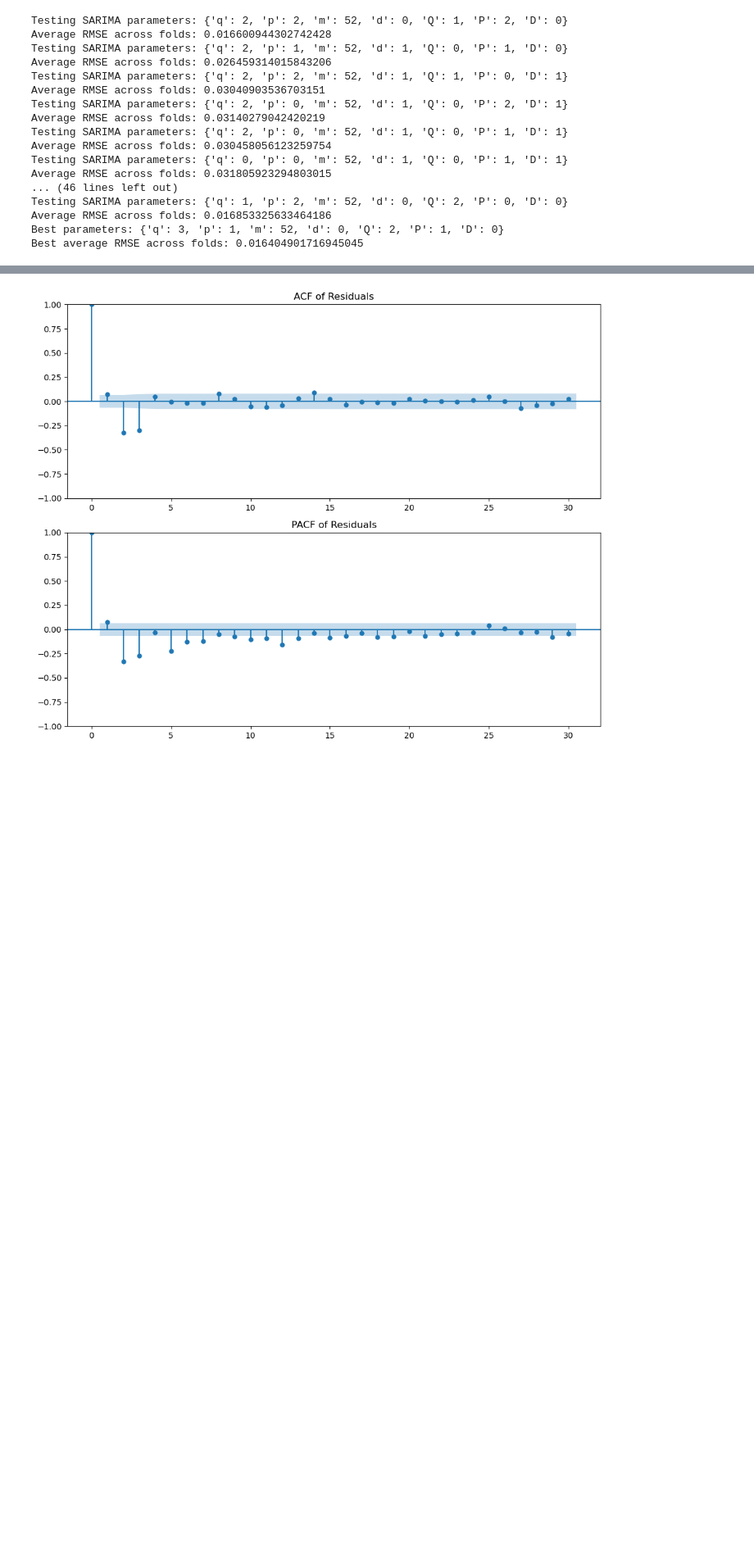
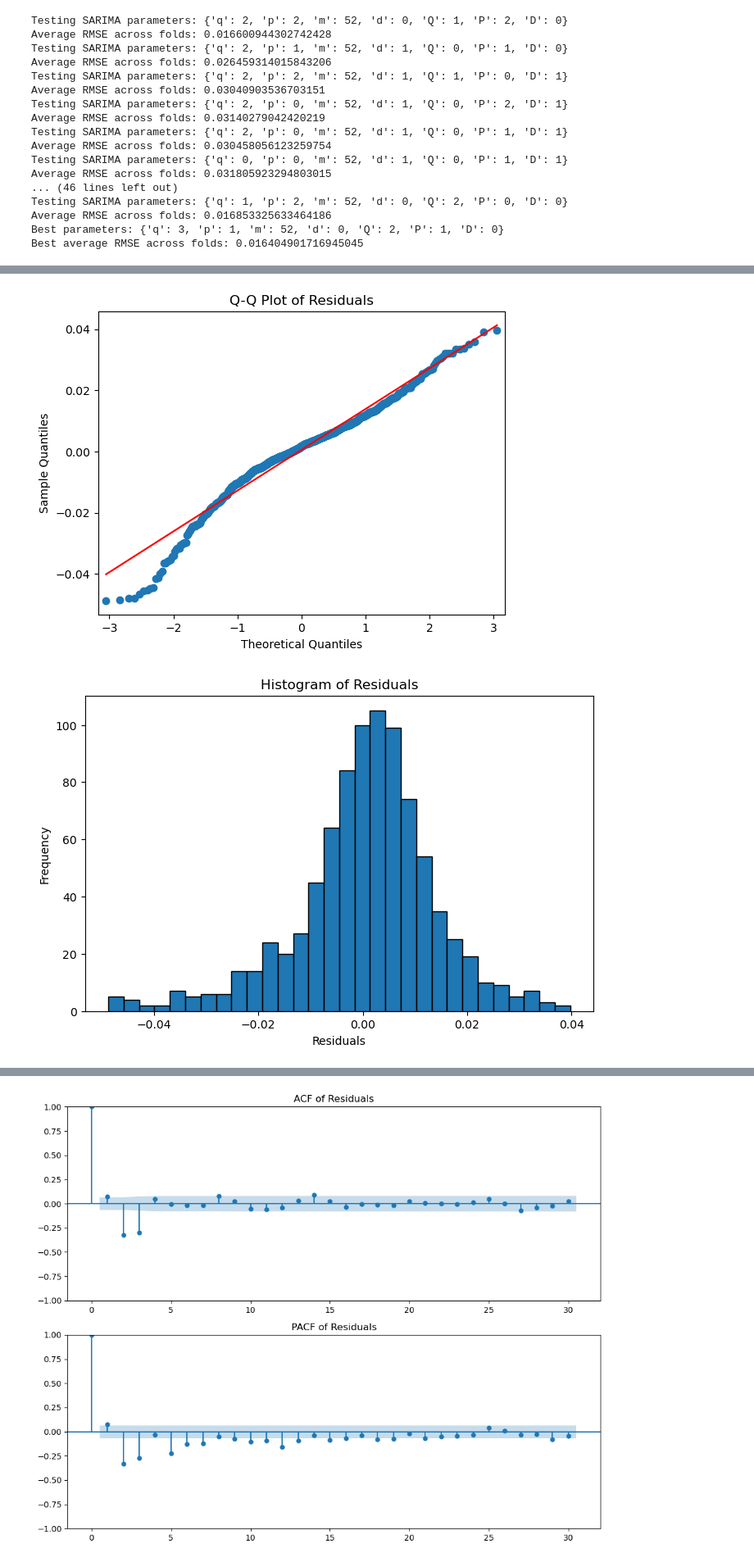
Before and after one commit to nozomu2020264/Capstone-Project---2020264-, a Jupyter notebook: SARIMAX - Exogenous Variables.ipynb, the cells around one changed output, grey strips where cells are left out. Shown at 82% size. Drawn from its saved outputs; the diff is of its cells as text; code cells hidden in the pictures; blank space fills up the shorter version.

```diff
--- a/SARIMAX - Exogenous Variables.ipynb
+++ b/SARIMAX - Exogenous Variables.ipynb
@@ -1653,0 +1755,16 @@ Warnings:
+# %%
+# Q-Q plot for normality check.
+sm.qqplot(residuals_52, line='s')
+plt.title('Q-Q Plot of Residuals')
+plt.show()
+
+# Histogram of residuals.
+plt.figure(figsize=(8, 5))
+plt.hist(residuals_52, bins=30, edgecolor='k')
+plt.title('Histogram of Residuals')
+plt.xlabel('Residuals')
+plt.ylabel('Frequency')
+plt.show()
+# %% [output]
+[figure, added]
+[figure, added]
```
Also changed, not shown: parts of 29 cells of this notebook.
